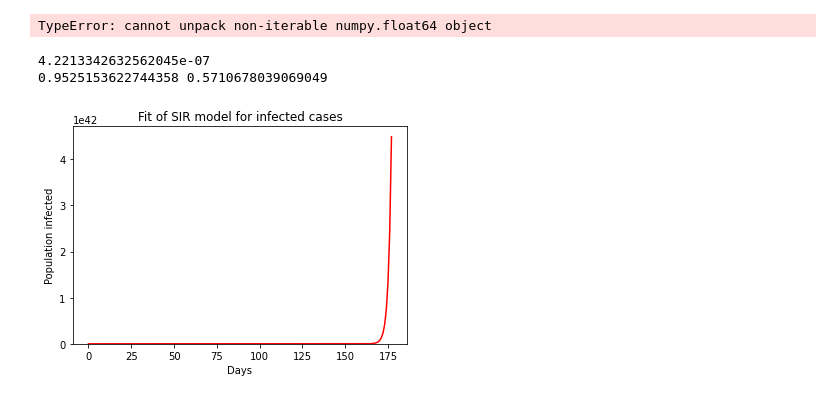
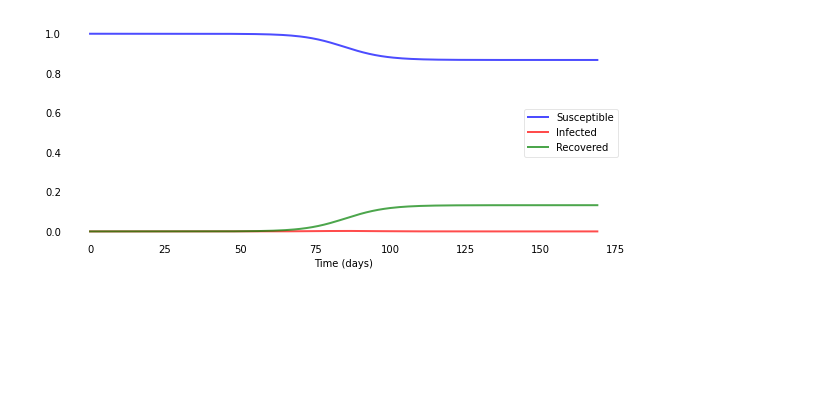
Before and after one commit to ledat2110/covid19, a Jupyter notebook: SIR-model.ipynb, the cells around one changed output. Cells and saved outputs as stored; diff of their text form; code cells hidden in the pictures; blank space fills up the shorter version.

```diff
--- a/SIR-model.ipynb
+++ b/SIR-model.ipynb
@@ -115,4 +81,0 @@ plt.show()
-# %%
-beta = np.random.rand()
-gamma = np.random.rand()
-print(beta, gamma)
@@ -189,3 +91,0 @@ model = SIR_RNN_model(S0, I0, R0, beta, gamma)
-# %%
-S, I, R = model.sample(n_days-1)
-loss, grads = model.loss(ydata, n_days-1)
@@ -224,28 +92,21 @@ Epoch[9000/10000]--loss: 0.0003803884154119775
-# %%
-for i in range(epochs):
-    ret = integrate.odeint(deriv, y0, t, args=(beta, gamma))
-    S, I, R = ret.T
-    loss, grads = loss_grad(I, ydata, sdata)
-
-#     v_beta = momentum * v_beta + lr * grads['beta']
-#     #v_gamma = momentum * v_gamma + lr * grads['gamma']
-    gamma -= lr * grads['gamma']
-    if i % 1000 == 0:
-        print(loss, beta, gamma)
-# %% [output]
-TypeError: cannot unpack non-iterable numpy.float64 object
-# %%
-print(loss)
-print(beta, gamma)
-# %% [output]
-4.2213342632562045e-07
-0.9525153622744358 0.5710678039069049
-# %%
-plt.bar(t, ydata)
-plt.plot(t, I, 'r')
-plt.title("Fit of SIR model for infected cases")
-plt.ylabel("Population infected")
-plt.xlabel("Days")
-plt.show()
-# %% [output]
-[figure, removed]
+# %%
+def plotsir(t, S, I, R):
+  f, ax = plt.subplots(1,1,figsize=(10,4))
+  ax.plot(t, S, 'b', alpha=0.7, linewidth=2, label='Susceptible')
+  ax.plot(t, I, 'r', alpha=0.7, linewidth=2, label='Infected')
+  ax.plot(t, R, 'g', alpha=0.7, linewidth=2, label='Recovered')
+
+  ax.set_xlabel('Time (days)')
+
+  ax.yaxis.set_tick_params(length=0)
+  ax.xaxis.set_tick_params(length=0)
+  ax.grid(b=True, which='major', c='w', lw=2, ls='-')
+  legend = ax.legend()
+  legend.get_frame().set_alpha(0.5)
+  for spine in ('top', 'right', 'bottom', 'left'):
+      ax.spines[spine].set_visible(False)
+  plt.show();
+# %%
+plotsir(t, S, I, R)
+# %% [output]
+[figure, added]
```
Also changed, not shown: parts of 17 cells of this notebook, 7 other files.
